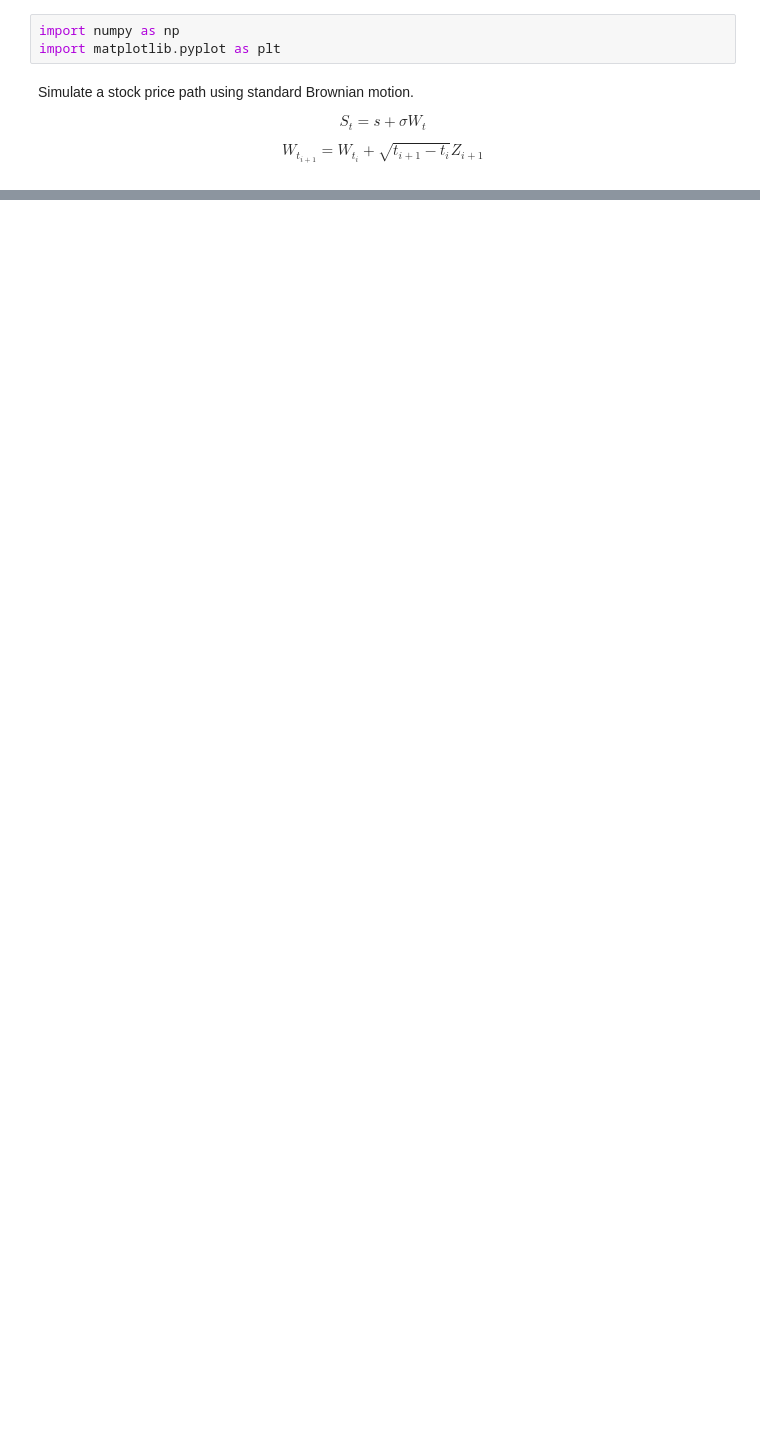
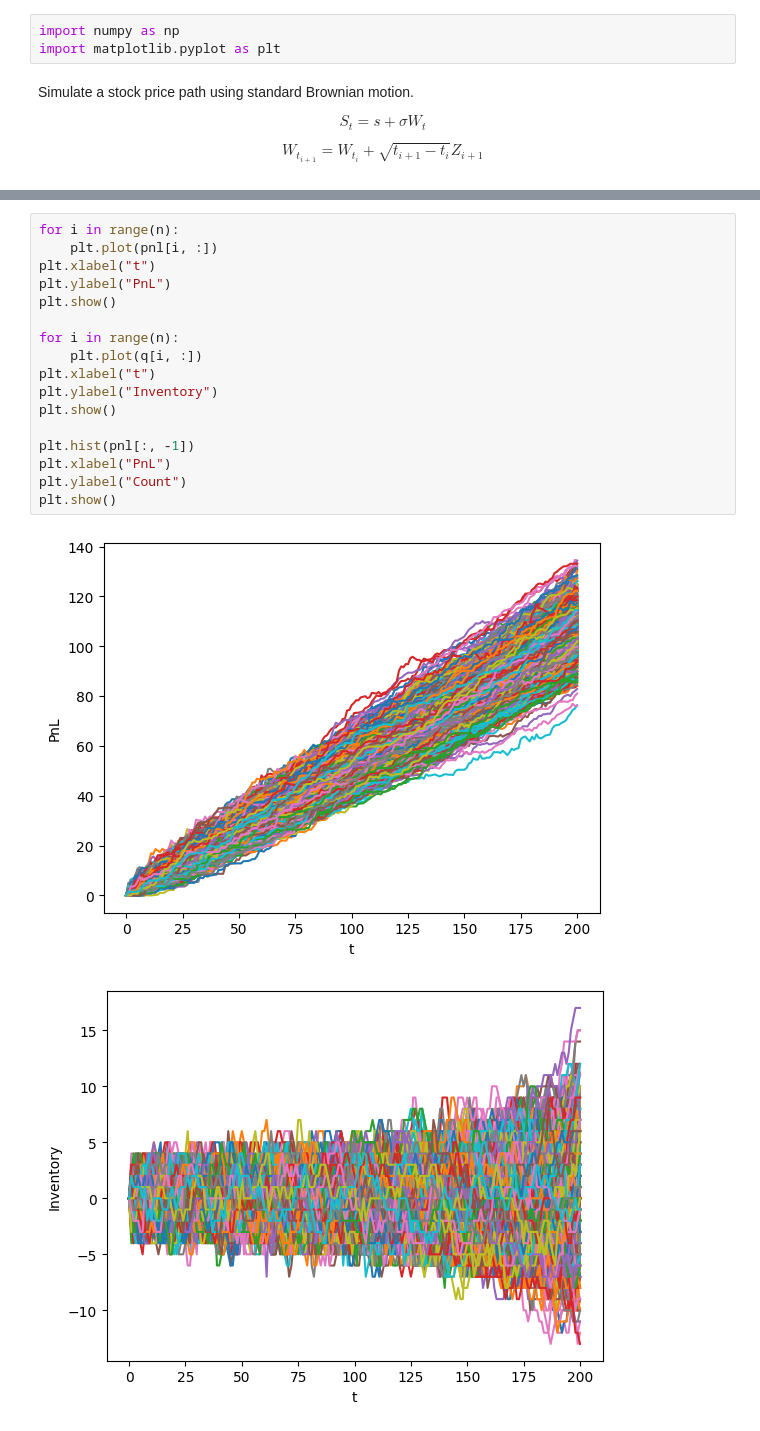
Before and after one commit to vsn8888/limit-order-book-simulation, a Jupyter notebook: avellaneda-stoikov.ipynb, the cells around one changed output, grey strips where cells are left out. Drawn from its saved outputs; the diff is of its cells as text; blank space fills up the shorter version.

```diff
--- a/avellaneda-stoikov.ipynb
+++ b/avellaneda-stoikov.ipynb
@@ -89,0 +72,20 @@ plt.show()
+# %%
+for i in range(n):
+    plt.plot(pnl[i, :])
+plt.xlabel("t")
+plt.ylabel("PnL")
+plt.show()
+
+for i in range(n):
+    plt.plot(q[i, :])
+plt.xlabel("t")
+plt.ylabel("Inventory")
+plt.show()
+
+plt.hist(pnl[:, -1])
+plt.xlabel("PnL")
+plt.ylabel("Count")
+plt.show()
+# %% [output]
+[figure, added]
+[figure, added]
```
Also changed, not shown: parts of 4 cells of this notebook, 5 other files.
